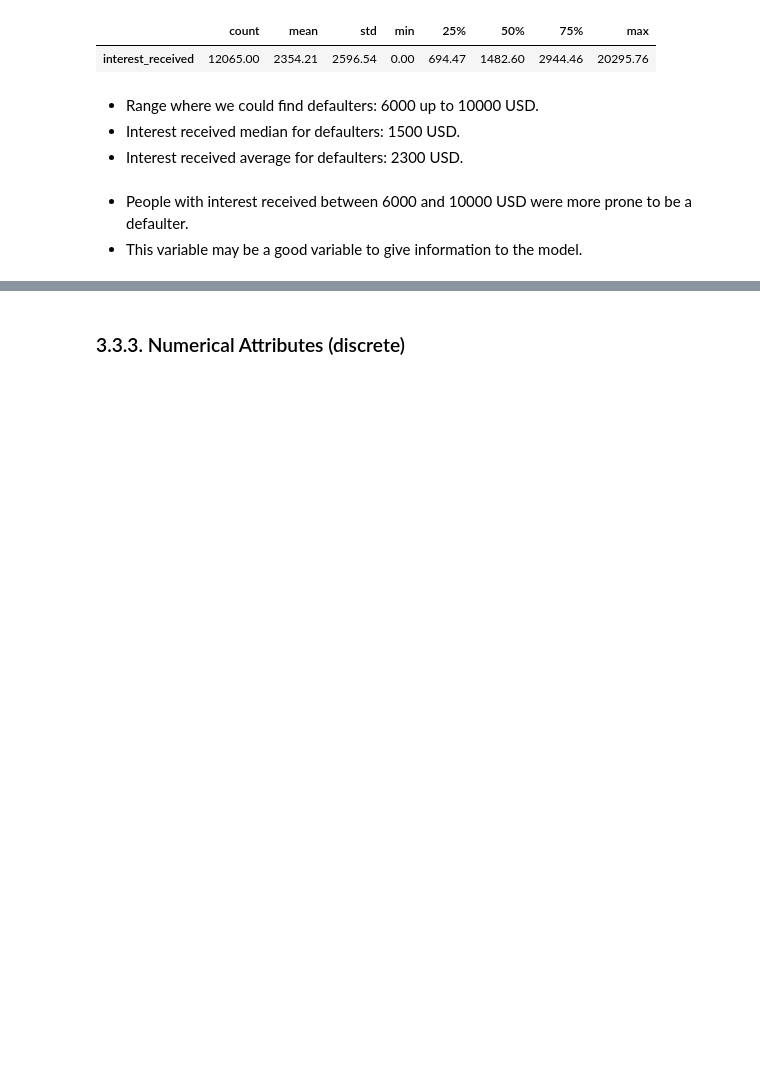
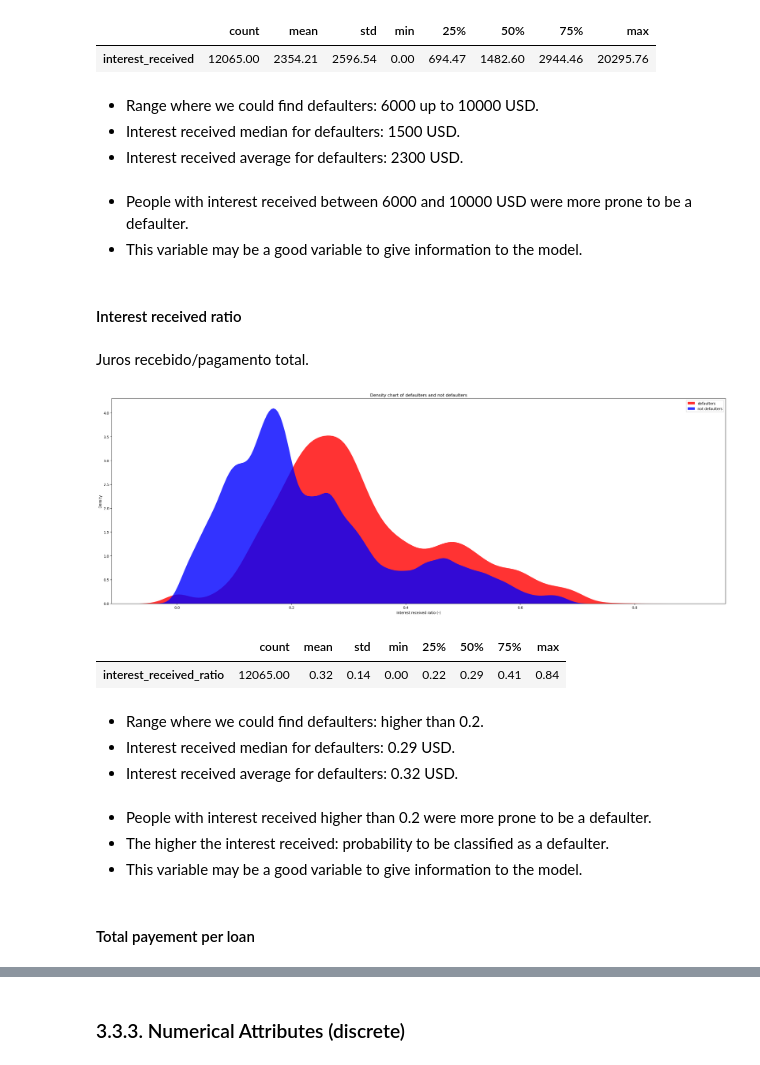
Before and after one commit to lucasquemelli/credit_default_risk_prediction, a Jupyter notebook: credit_risk_notebook.ipynb, the cells around one changed output, grey strips where cells are left out. Cells and saved outputs as stored; diff of their text form; code cells hidden in the pictures; blank space fills up the shorter version.

```diff
--- a/credit_risk_notebook.ipynb
+++ b/credit_risk_notebook.ipynb
@@ -934,6 +935,8 @@ Name: target, dtype: float64
 df2['interest_received_ratio'] = (df2['interest_received']/df2['total_payement']).replace([np.inf, -np.inf], 0).fillna(0)
 df2['total_payement_per_loan'] = (df2['total_payement']/df2['number_of_loans']).replace([np.inf, -np.inf], 0).fillna(0)
 df2['delinq_2yrs_ratio'] = (df2['delinq_2yrs']/df2['number_of_loans']).replace([np.inf, -np.inf], 0).fillna(0)
+
+df2['month_yearmo'] = df2['yearmo'].dt.month
 # %%
 df2.head()
 # %% [output]
@@ -1882,3 +1893,65 @@ pd.DataFrame(df3[(df3["target"] == 1)]["interest_received"]).describe().T
 # %% [markdown]
 - People with interest received between 6000 and 10000 USD were more prone to be a defaulter.
 - This variable may be a good variable to give information to the model.
+# %% [markdown]
+#### Interest received ratio
+# %% [markdown]
+Juros recebido/pagamento total.
+# %%
+# not defaulters users
+aux1 = df3[df3["target"] == 0][["user_id", "interest_received_ratio"]]
+aux1["category"] = "not defaulters"
+
+# defaulters
+aux2 = df3[(df3["target"] == 1)][["user_id", "interest_received_ratio"]]
+aux2["category"] = "defaulters"
+
+# Concat
+aux3 = pd.concat([aux1, aux2], axis=0)
+# %%
+# Chart dimensions
+fig, ax = plt.subplots(figsize = (25, 9))
+
+# Data filtering
+# aux3 = aux3[(aux3["interest_received_ratio"].notnull()) & (aux3["interest_received_ratio"] >= 0)
+#            & (aux3["interest_received_ratio"] <= 250000)]
+
+# Plot
+sns.kdeplot(data=aux3, x="interest_received_ratio", hue="category", hue_order=["not defaulters", "defaulters"],
+            palette=["blue", "red"], fill=True, alpha=0.8, common_norm=False, linewidth=0)
+
+# Titles
+ax.set_title("Density chart of defaulters and not defaulters", fontsize=12)
+ax.set_xlabel("Interest received ratio (-)", fontsize=10)
+ax.set_ylabel("Density", fontsize=10)
+
+# Adjustments
+plt.legend(labels=["defaulters", "not defaulters"], loc="upper right")
+plt.tight_layout()
+
+# changing x-axis grading
+min_value = int(min(aux3["interest_received_ratio"]))
+max_value = int(max(aux3["interest_received_ratio"]))
+# plt.xticks(range(min_value, max_value + 1, 1))
+#plt.xticks(rotation=90)
+
+# display chart
+plt.show()
+# %% [output]
+[figure, added]
+# %%
+pd.set_option('display.float_format', lambda x: '%.2f' % x)
+pd.DataFrame(df3[(df3["target"] == 1)]["interest_received_ratio"]).describe().T
+# %% [output]
+|  | count | mean | std | min | 25% | 50% | 75% | max |
+| interest_received_ratio | 12065.00 | 0.32 | 0.14 | 0.00 | 0.22 | 0.29 | 0.41 | 0.84 |
+# %% [markdown]
+- Range where we could find defaulters: higher than 0.2.
+- Interest received median for defaulters: 0.29 USD.
+- Interest received average for defaulters: 0.32 USD.
+# %% [markdown]
+- People with interest received higher than 0.2 were more prone to be a defaulter.
+- The higher the interest received: probability to be classified as a defaulter.
+- This variable may be a good variable to give information to the model.
+# %% [markdown]
+#### Total payement per loan
```
Also changed, not shown: parts of 127 cells of this notebook.
